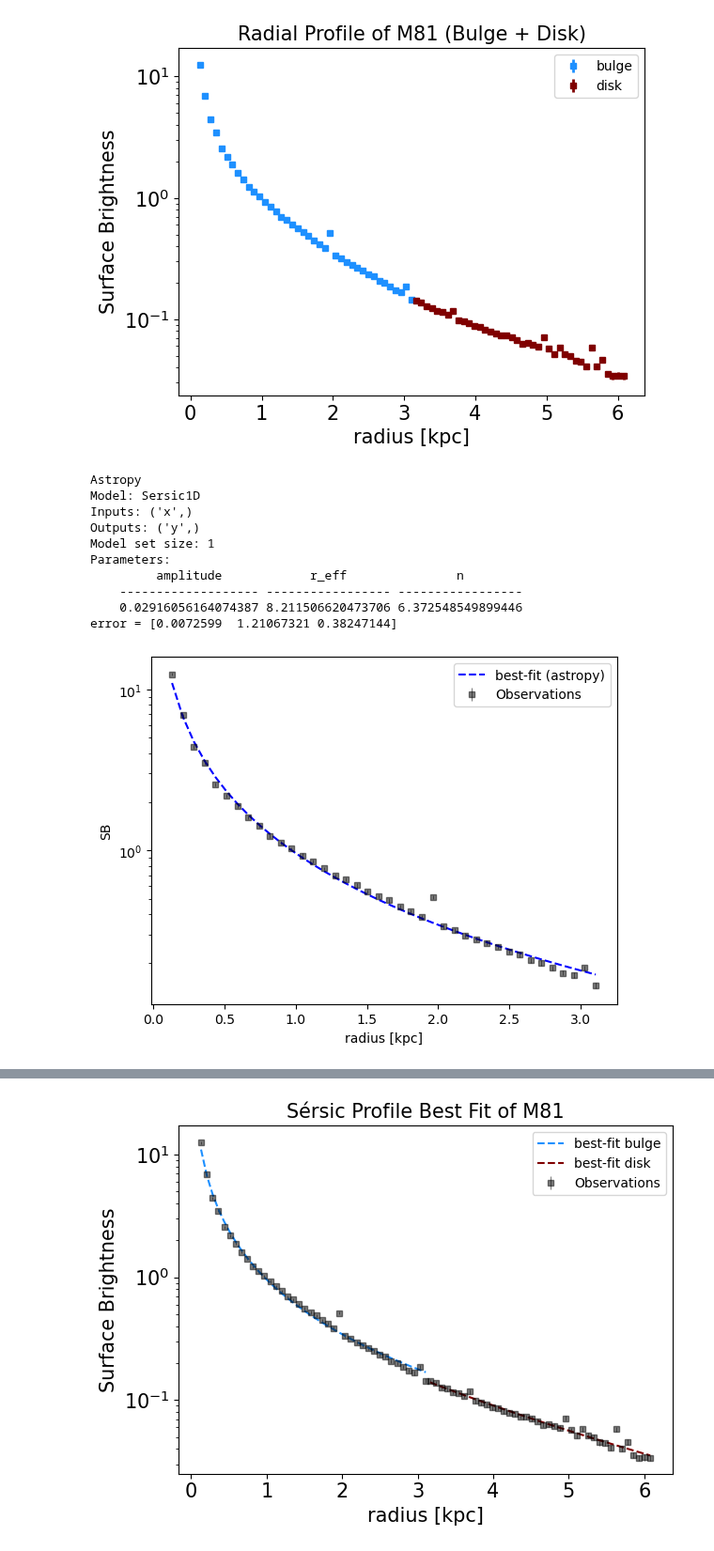
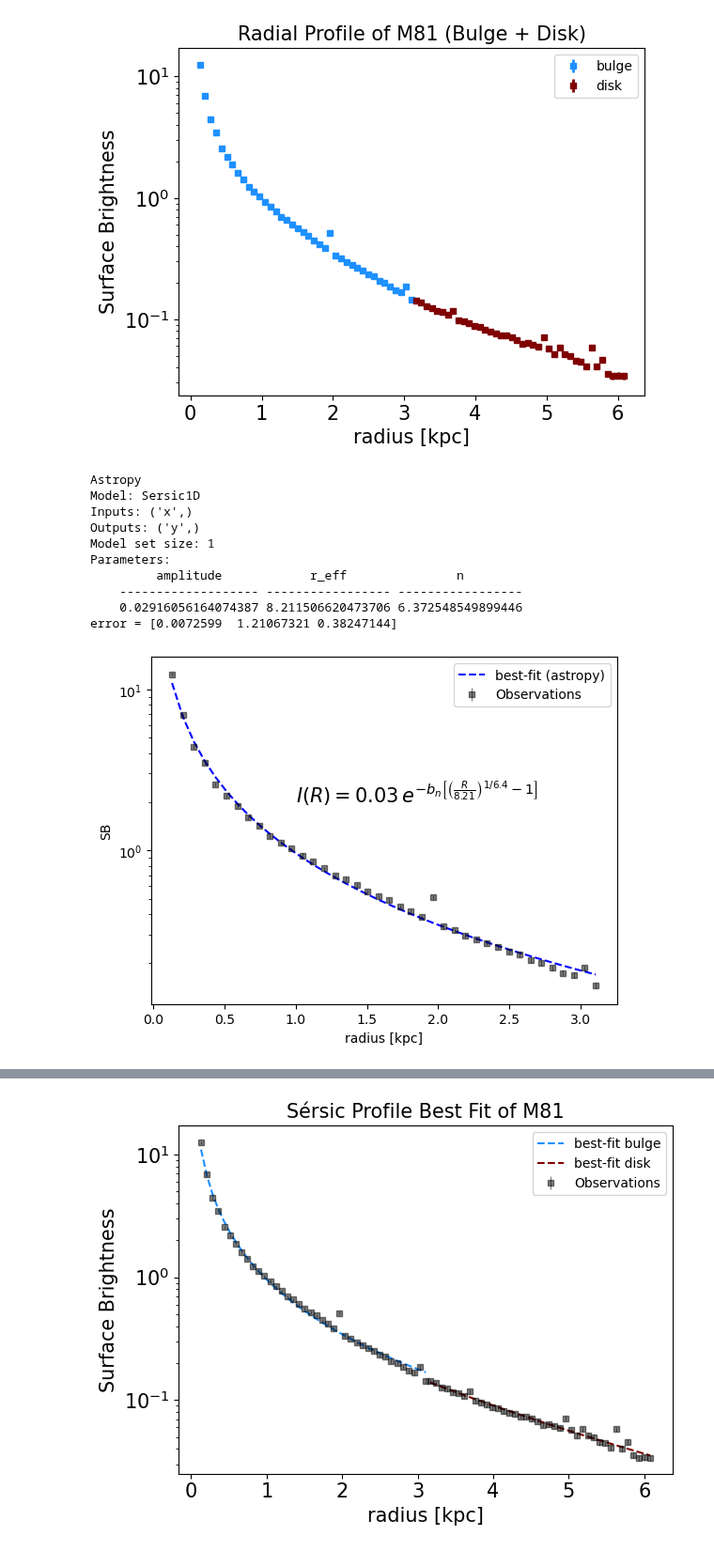
Before and after one commit to Chartman25/UnigeMasters, a Jupyter notebook: Astrophysics_and_Data_Analysis/Galaxy_fitting.ipynb, the cells around one changed output, grey strips where cells are left out. Shown at 94% size. Drawn from its saved outputs; the diff is of its cells as text; code cells hidden in the pictures.

```diff
--- a/Astrophysics_and_Data_Analysis/Galaxy_fitting.ipynb
+++ b/Astrophysics_and_Data_Analysis/Galaxy_fitting.ipynb
@@ -243,34 +247,35 @@ print(best_Sersicbulge)
 
 
 cov_diag = np.sqrt(np.diag(fit.fit_info['param_cov']))
 print('error =', cov_diag)
 
 plt.errorbar(radius81bulge, SB81bulge, yerr=SB_err81bulge, lw=0.8, markersize=5, fmt='s', color='k', alpha=0.5, label='Observations')
 
 plt.plot(radius81bulge, best_Sersicbulge(radius81bulge), 'b--', label='best-fit (astropy)')
 
 plt.legend()
 
 plt.xlabel('radius [kpc]')
 plt.ylabel('SB')
 plt.xticks(size=10)
 plt.yticks(size=10)
 plt.semilogy()
+plt.text(1, 2, fr"$I(R) = {0.02916056164074387:.2f} \, e^{{-b_n \left[\left(\frac{{R}}{{{8.211506620473706:.2f}}}\right)^{{1/{6.372548549899446:.1f}}} - 1\right]}}$", fontsize=15)
 
 plt.legend()
 plt.show()
 # %% [output]
 Astropy
 Model: Sersic1D
 Inputs: ('x',)
 Outputs: ('y',)
 Model set size: 1
 Parameters:
          amplitude            r_eff               n
     ------------------- ----------------- -----------------
     0.02916056164074387 8.211506620473706 6.372548549899446
 error = [0.0072599  1.21067321 0.38247144]
-[figure, old version]
+[figure, new version]
 # %%
 # Sersic_initdisk = Sersic1D(amplitude=0.5, r_eff=1, n=1.0)
 
```
Also changed, not shown: parts of 6 cells of this notebook, 2 other files.
